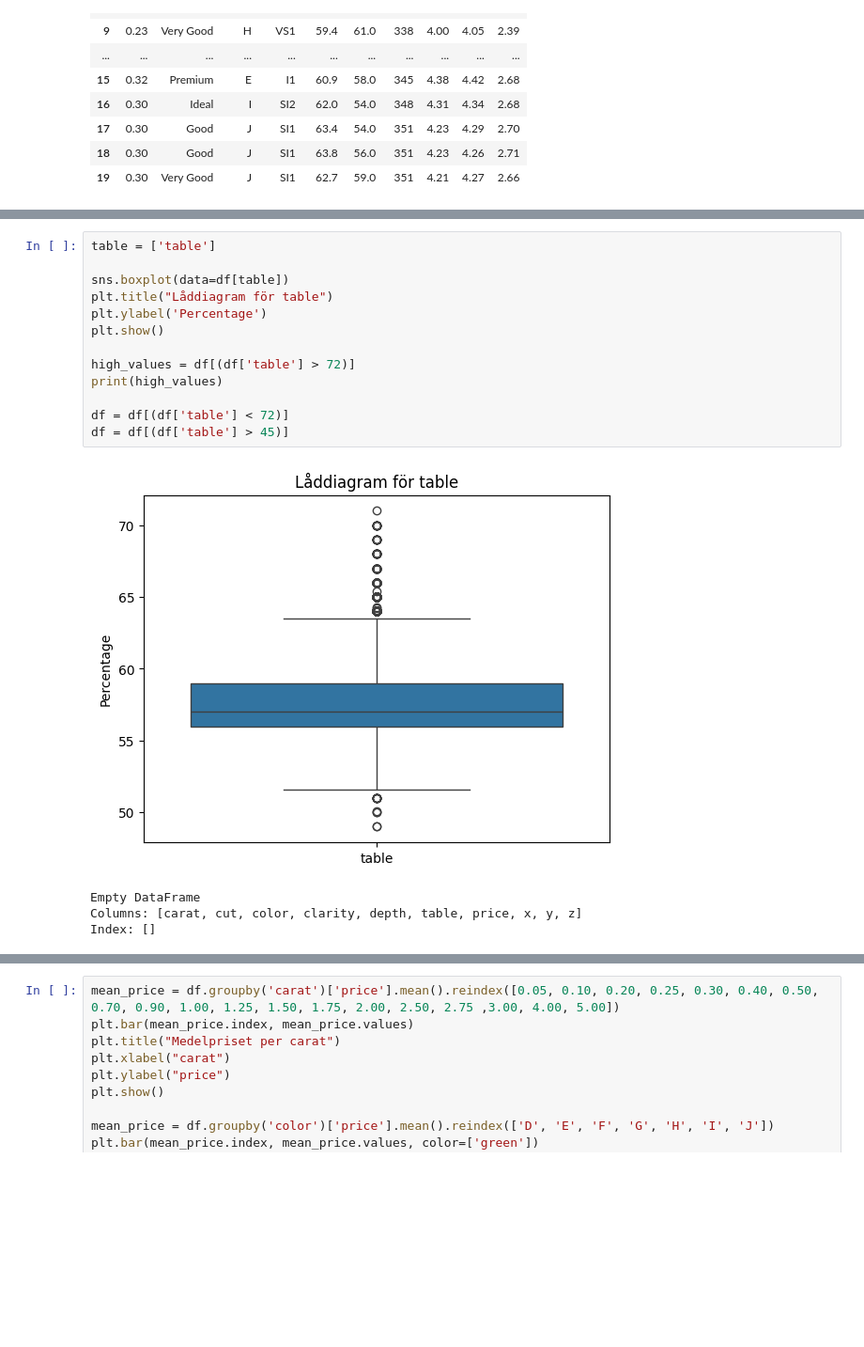
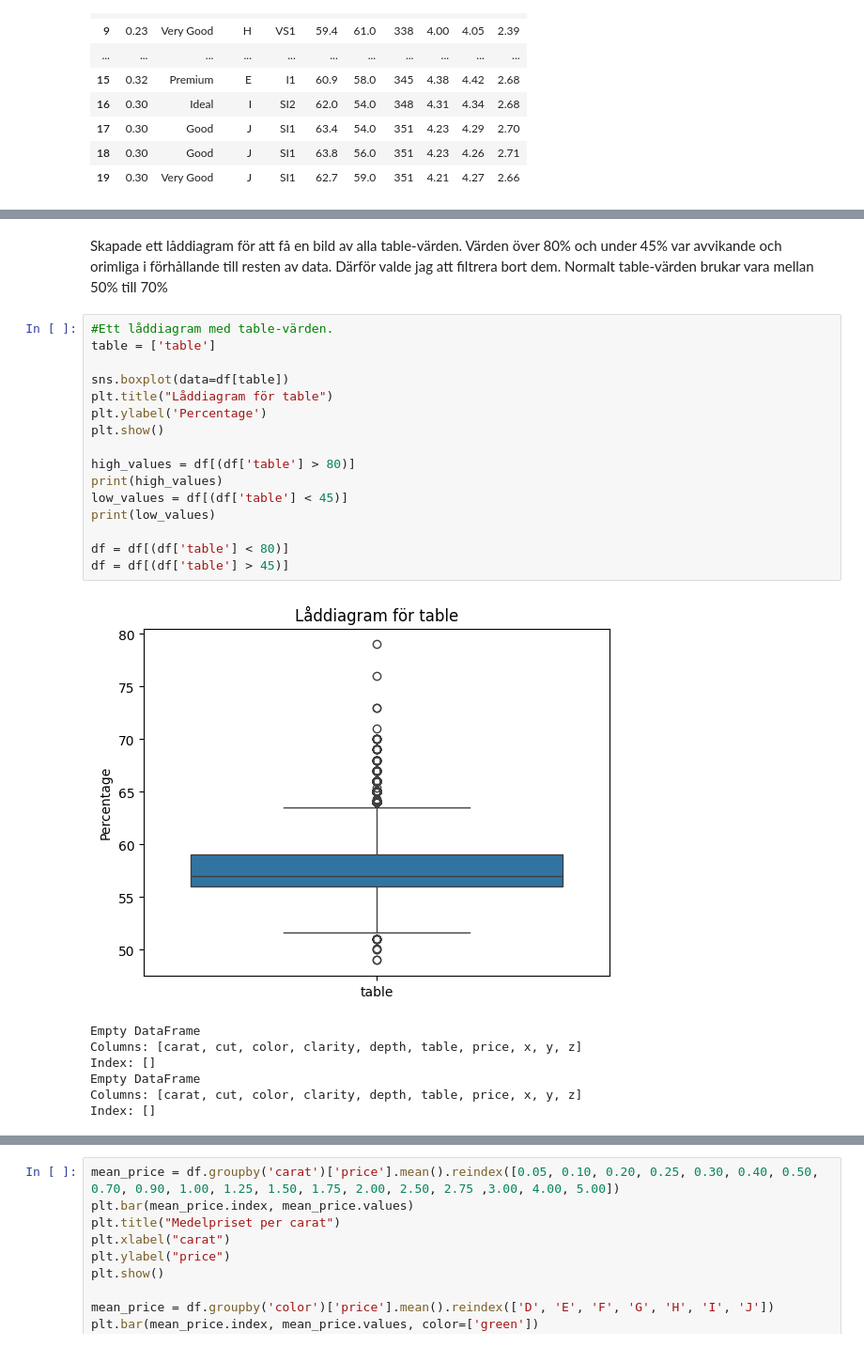
Before and after one commit to Genc98/Kunskapskontroll-Genc-Gashi, a Jupyter notebook: del_2.ipynb, the cells around one changed output, grey strips where cells are left out. Shown at 94% size. Drawn from its saved outputs; the diff is of its cells as text; blank space fills up the shorter version.

```diff
--- a/del_2.ipynb
+++ b/del_2.ipynb
@@ -223,21 +248,29 @@ Index: []
 Empty DataFrame
 Columns: [carat, cut, color, clarity, depth, table, price, x, y, z]
 Index: []
+# %% [markdown]
+Skapade ett låddiagram för att få en bild av alla table-värden. Värden över 80% och under 45% var avvikande och orimliga i förhållande till resten av data. Därför valde jag att filtrera bort dem. Normalt table-värden brukar vara mellan 50% till 70%
 # %%
+#Ett låddiagram med table-värden.
 table = ['table']
 
 sns.boxplot(data=df[table])
 plt.title("Låddiagram för table")
 plt.ylabel('Percentage')
 plt.show()
 
-high_values = df[(df['table'] > 72)]
+high_values = df[(df['table'] > 80)]
 print(high_values)
+low_values = df[(df['table'] < 45)]
+print(low_values)
 
-df = df[(df['table'] < 72)]
+df = df[(df['table'] < 80)]
 df = df[(df['table'] > 45)]
 # %% [output]
-[figure, old version]
+[figure, new version]
 Empty DataFrame
 Columns: [carat, cut, color, clarity, depth, table, price, x, y, z]
 Index: []
+Empty DataFrame
+Columns: [carat, cut, color, clarity, depth, table, price, x, y, z]
+Index: []
```
Also changed, not shown: parts of 28 cells of this notebook, 4 other files.
